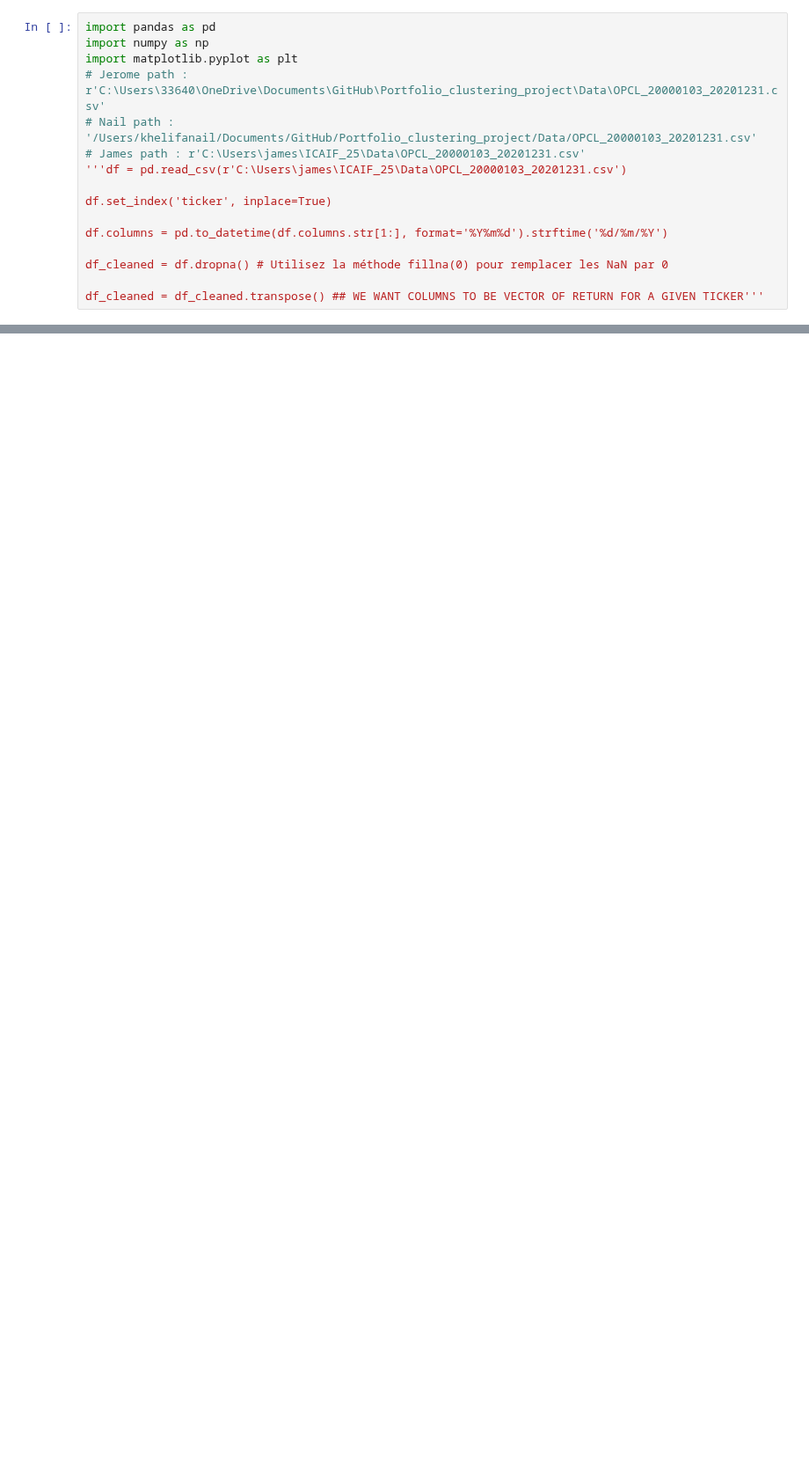
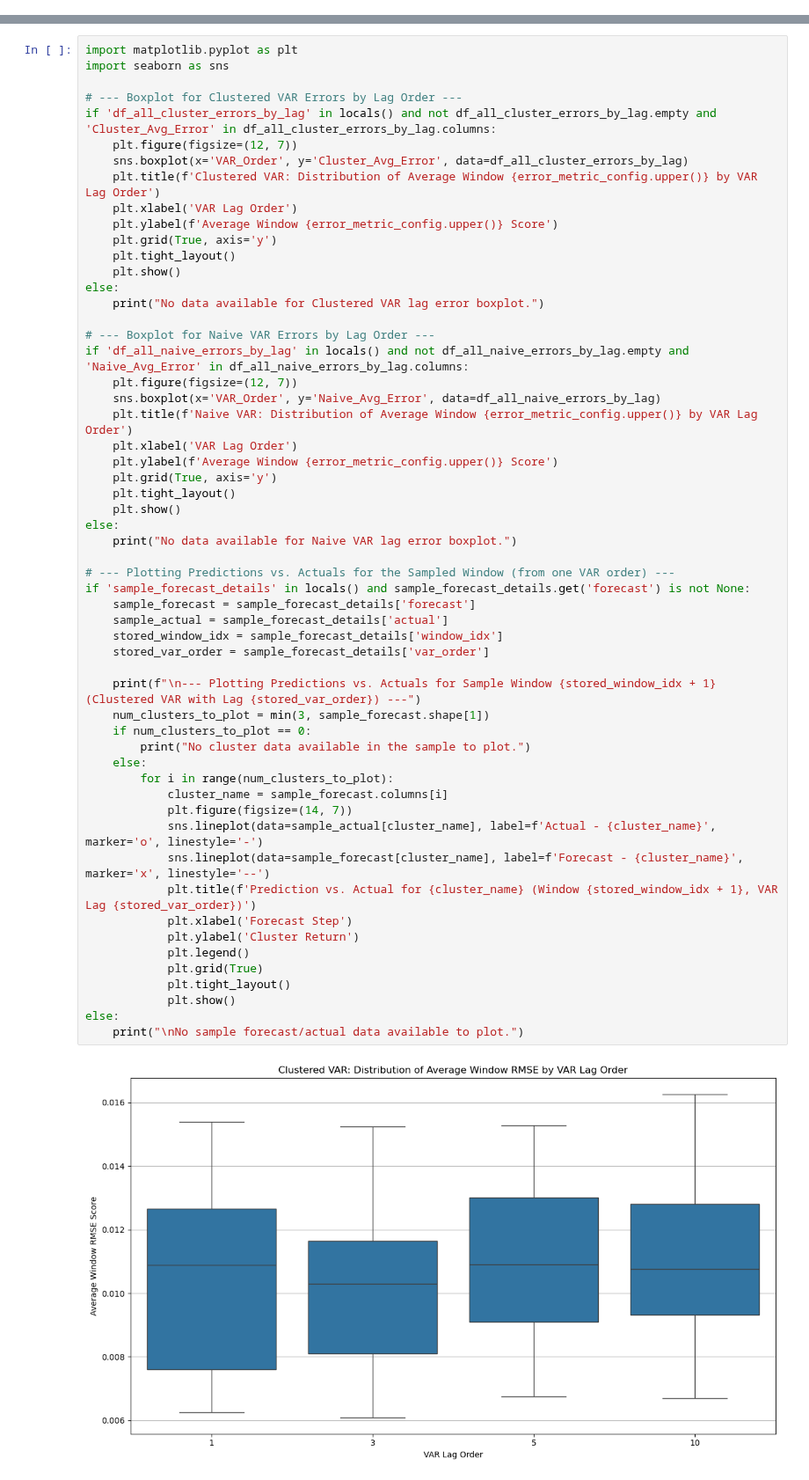
Before and after one commit to HK-Tan/ICAIF_25, a Jupyter notebook: Code/Notebooks/Naive strats.ipynb, the cells around one changed output, grey strips where cells are left out. Shown at 88% size. Drawn from its saved outputs; the diff is of its cells as text; blank space fills up the shorter version.

Commit message:
Compare to naive VAR

```diff
--- a/Code/Notebooks/Naive strats.ipynb
+++ b/Code/Notebooks/Naive strats.ipynb
@@ -5,16 +405,0 @@
-# %%
-import pandas as pd
-import numpy as np
-import matplotlib.pyplot as plt
-# Jerome path : r'C:\Users\33640\OneDrive\Documents\GitHub\Portfolio_clustering_project\Data\OPCL_20000103_20201231.csv'
-# Nail path : '/Users/khelifanail/Documents/GitHub/Portfolio_clustering_project/Data/OPCL_20000103_20201231.csv'
-# James path : r'C:\Users\james\ICAIF_25\Data\OPCL_20000103_20201231.csv'
-'''df = pd.read_csv(r'C:\Users\james\ICAIF_25\Data\OPCL_20000103_20201231.csv')
-
-df.set_index('ticker', inplace=True)
-
-df.columns = pd.to_datetime(df.columns.str[1:], format='%Y%m%d').strftime('%d/%m/%Y')
-
-df_cleaned = df.dropna() # Utilisez la méthode fillna(0) pour remplacer les NaN par 0
-
-df_cleaned = df_cleaned.transpose() ## WE WANT COLUMNS TO BE VECTOR OF RETURN FOR A GIVEN TICKER'''
@@ -585,0 +557,58 @@ array([ 0.00888774,  0.00214132,  0.0038112 , ...,  0.00037348,
+# %%
+import matplotlib.pyplot as plt
+import seaborn as sns
+
+# --- Boxplot for Clustered VAR Errors by Lag Order ---
+if 'df_all_cluster_errors_by_lag' in locals() and not df_all_cluster_errors_by_lag.empty and 'Cluster_Avg_Error' in df_all_cluster_errors_by_lag.columns:
+    plt.figure(figsize=(12, 7))
+    sns.boxplot(x='VAR_Order', y='Cluster_Avg_Error', data=df_all_cluster_errors_by_lag)
+    plt.title(f'Clustered VAR: Distribution of Average Window {error_metric_config.upper()} by VAR Lag Order')
+    plt.xlabel('VAR Lag Order')
+    plt.ylabel(f'Average Window {error_metric_config.upper()} Score')
+    plt.grid(True, axis='y')
+    plt.tight_layout()
+    plt.show()
+else:
+    print("No data available for Clustered VAR lag error boxplot.")
+
+# --- Boxplot for Naive VAR Errors by Lag Order ---
+if 'df_all_naive_errors_by_lag' in locals() and not df_all_naive_errors_by_lag.empty and 'Naive_Avg_Error' in df_all_naive_errors_by_lag.columns:
+    plt.figure(figsize=(12, 7))
+    sns.boxplot(x='VAR_Order', y='Naive_Avg_Error', data=df_all_naive_errors_by_lag)
+    plt.title(f'Naive VAR: Distribution of Average Window {error_metric_config.upper()} by VAR Lag Order')
+    plt.xlabel('VAR Lag Order')
+    plt.ylabel(f'Average Window {error_metric_config.upper()} Score')
+    plt.grid(True, axis='y')
+    plt.tight_layout()
+    plt.show()
+else:
+    print("No data available for Naive VAR lag error boxplot.")
+
+# --- Plotting Predictions vs. Actuals for the Sampled Window (from one VAR order) ---
+if 'sample_forecast_details' in locals() and sample_forecast_details.get('forecast') is not None:
+    sample_forecast = sample_forecast_details['forecast']
+    sample_actual = sample_forecast_details['actual']
+    stored_window_idx = sample_forecast_details['window_idx']
+    stored_var_order = sample_forecast_details['var_order']
+
+    print(f"\n--- Plotting Predictions vs. Actuals for Sample Window {stored_window_idx + 1} (Clustered VAR with Lag {stored_var_order}) ---")
+    num_clusters_to_plot = min(3, sample_forecast.shape[1])
+    if num_clusters_to_plot == 0:
+        print("No cluster data available in the sample to plot.")
+    else:
+        for i in range(num_clusters_to_plot):
+            cluster_name = sample_forecast.columns[i]
+            plt.figure(figsize=(14, 7))
+            sns.lineplot(data=sample_actual[cluster_name], label=f'Actual - {cluster_name}', marker='o', linestyle='-')
+            sns.lineplot(data=sample_forecast[cluster_name], label=f'Forecast - {cluster_name}', marker='x', linestyle='--')
+            plt.title(f'Prediction vs. Actual for {cluster_name} (Window {stored_window_idx + 1}, VAR Lag {stored_var_order})')
+            plt.xlabel('Forecast Step')
+            plt.ylabel('Cluster Return')
+            plt.legend()
+            plt.grid(True)
+            plt.tight_layout()
+            plt.show()
+else:
+    print("\nNo sample forecast/actual data available to plot.")
+# %% [output]
+[figure, added]
```
Also changed, not shown: parts of 26 cells of this notebook, 5 other files.
